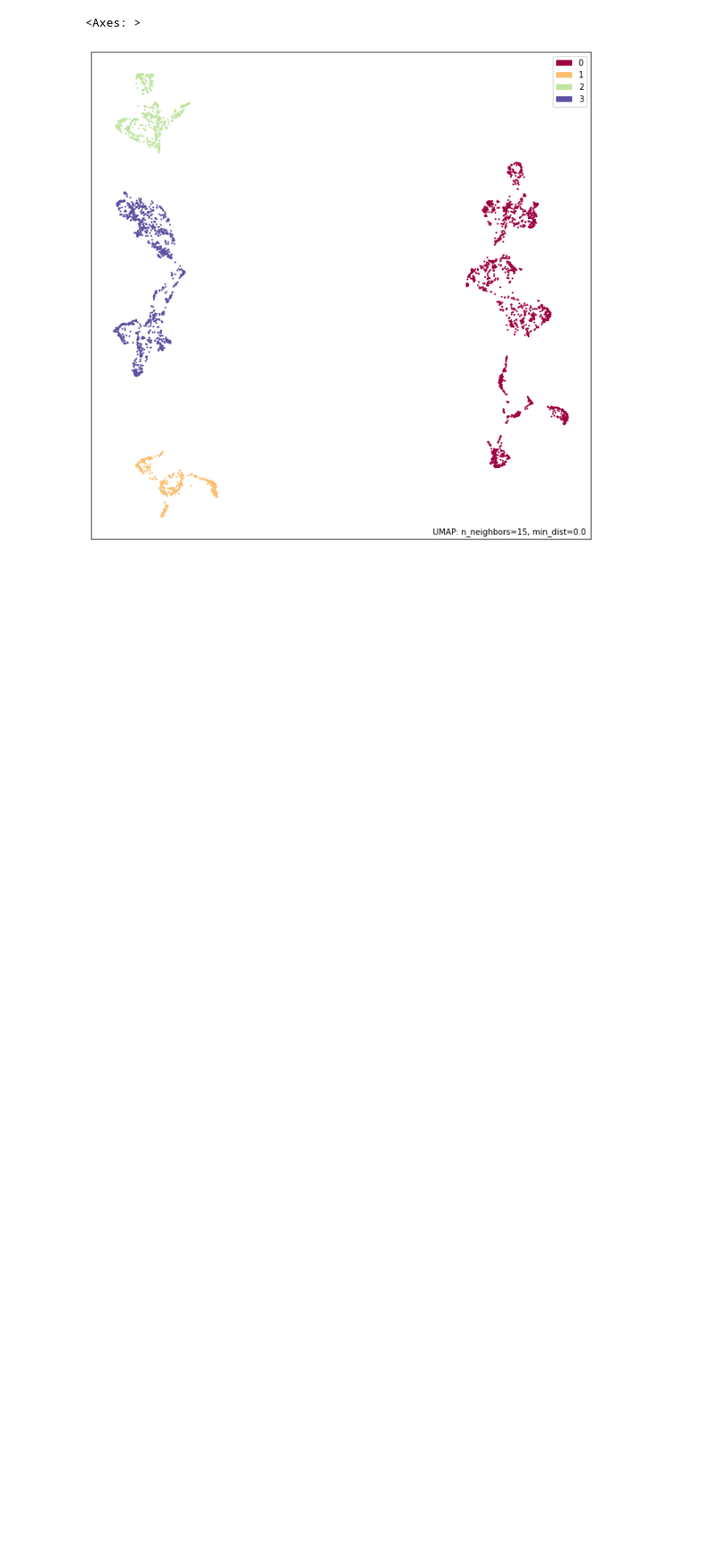
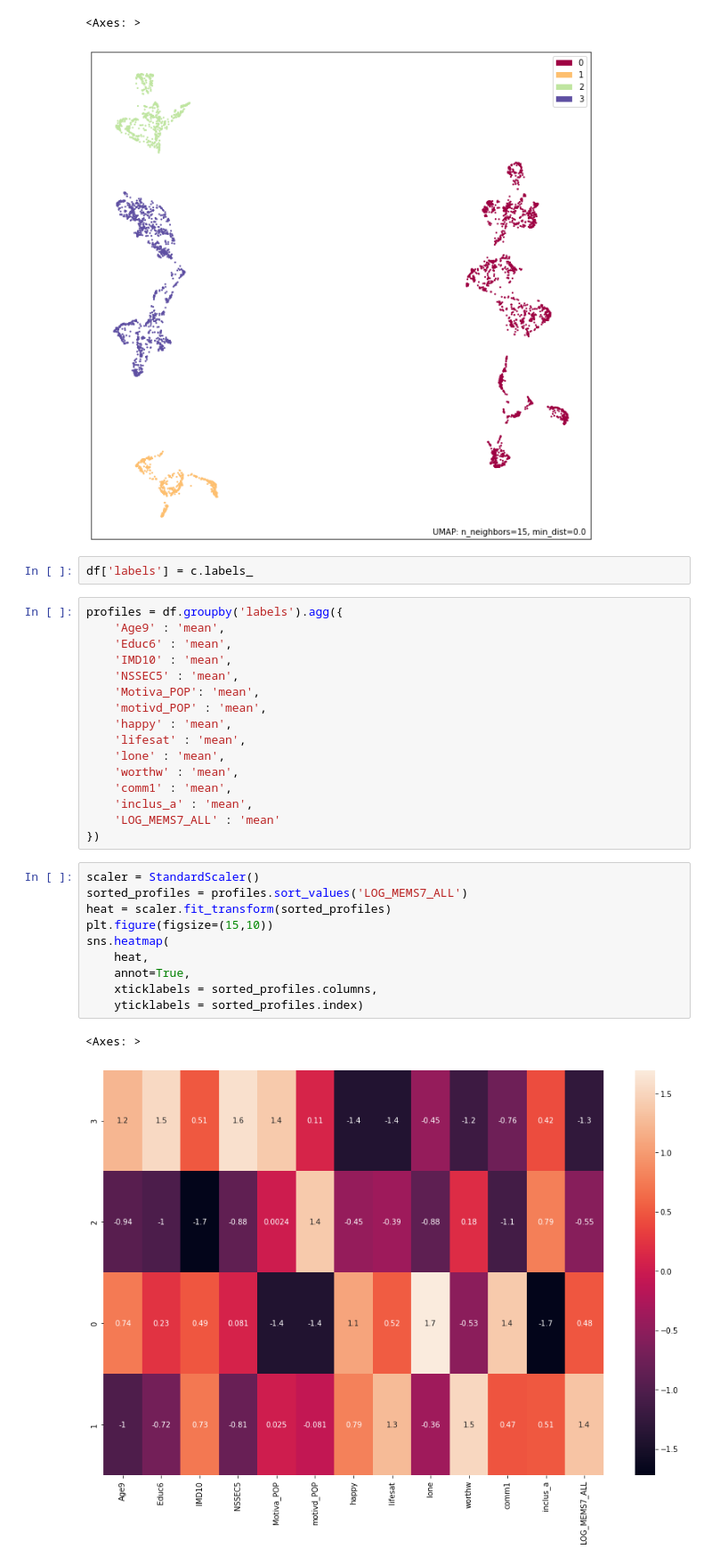
Before and after one commit to ferguswatson39/london_sport2, a Jupyter notebook: notebooks/perturbation/perturb_test.ipynb, the cells around one changed output. Shown at 89% size. Saved outputs shown, nothing was run; the diff lists cells and outputs as text; blank space fills up the shorter version.

```diff
--- a/notebooks/perturbation/perturb_test.ipynb
+++ b/notebooks/perturbation/perturb_test.ipynb
@@ -92,3 +94,34 @@ umap.plot.points(emb, labels=c.labels_)
 # %% [output]
 <Axes: >
 [figure]
+# %%
+df['labels'] = c.labels_
+# %%
+profiles = df.groupby('labels').agg({
+    'Age9' : 'mean',
+    'Educ6' : 'mean',
+    'IMD10' : 'mean',
+    'NSSEC5' : 'mean',
+    'Motiva_POP': 'mean',
+    'motivd_POP' : 'mean',
+    'happy' : 'mean',
+    'lifesat' : 'mean',
+    'lone' : 'mean',
+    'worthw' : 'mean',
+    'comm1' : 'mean',
+    'inclus_a' : 'mean',
+    'LOG_MEMS7_ALL' : 'mean'
+})
+# %%
+scaler = StandardScaler()
+sorted_profiles = profiles.sort_values('LOG_MEMS7_ALL')
+heat = scaler.fit_transform(sorted_profiles)
+plt.figure(figsize=(15,10))
+sns.heatmap(
+    heat,
+    annot=True,
+    xticklabels = sorted_profiles.columns,
+    yticklabels = sorted_profiles.index)
+# %% [output]
+<Axes: >
+[figure, added]
```
Also changed, not shown: parts of 3 cells of this notebook, 1 other file.
